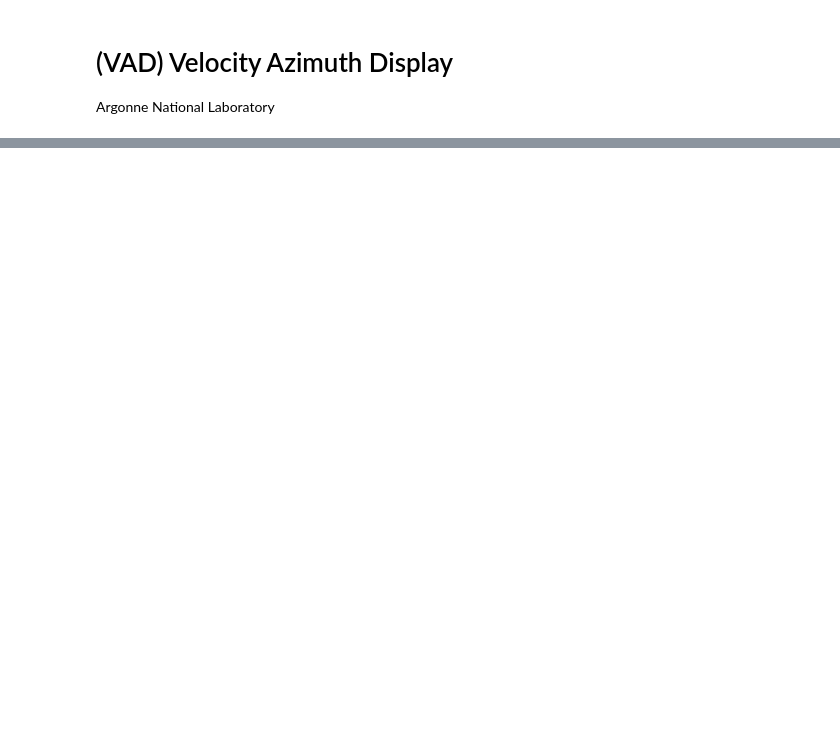
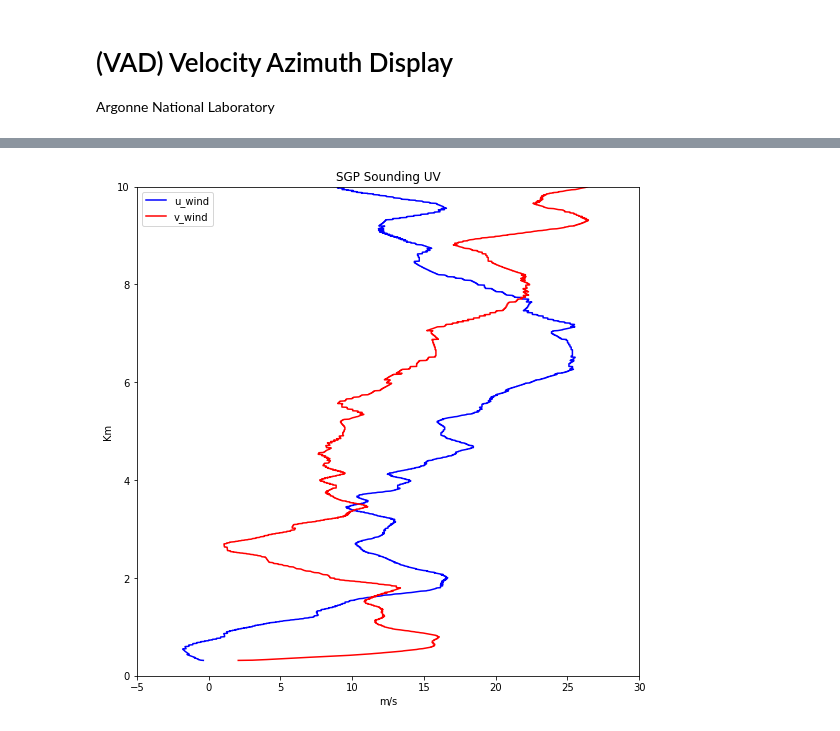
Before and after one commit to jhemedin/vad, a Jupyter notebook: notebooks/vad_michelson.ipynb, the cells around one changed output, grey strips where cells are left out. Saved outputs shown, nothing was run; the diff lists cells and outputs as text; code cells hidden in the pictures; blank space fills up the shorter version.

```diff
--- a/notebooks/vad_michelson.ipynb
+++ b/notebooks/vad_michelson.ipynb
@@ -405,0 +316,14 @@ dataset.units
+# %%
+fig = plt.figure(figsize=(9,9))
+plt.plot(u_wind, height/1000, '-b', label='u_wind')
+plt.plot(v_wind, height/1000, '-r', label='v_wind')
+plt.legend(loc=0)
+plt.xlim(-5,30)
+plt.ylim(0,10)
+plt.xlabel('m/s')
+plt.ylabel('Km')
+plt.title('SGP Sounding UV')
+#plt.savefig('sgp_sounding_uv', dpi=300)
+plt.show()
+# %% [output]
+[figure, added]
```
Also changed, not shown: parts of 41 cells of this notebook.
